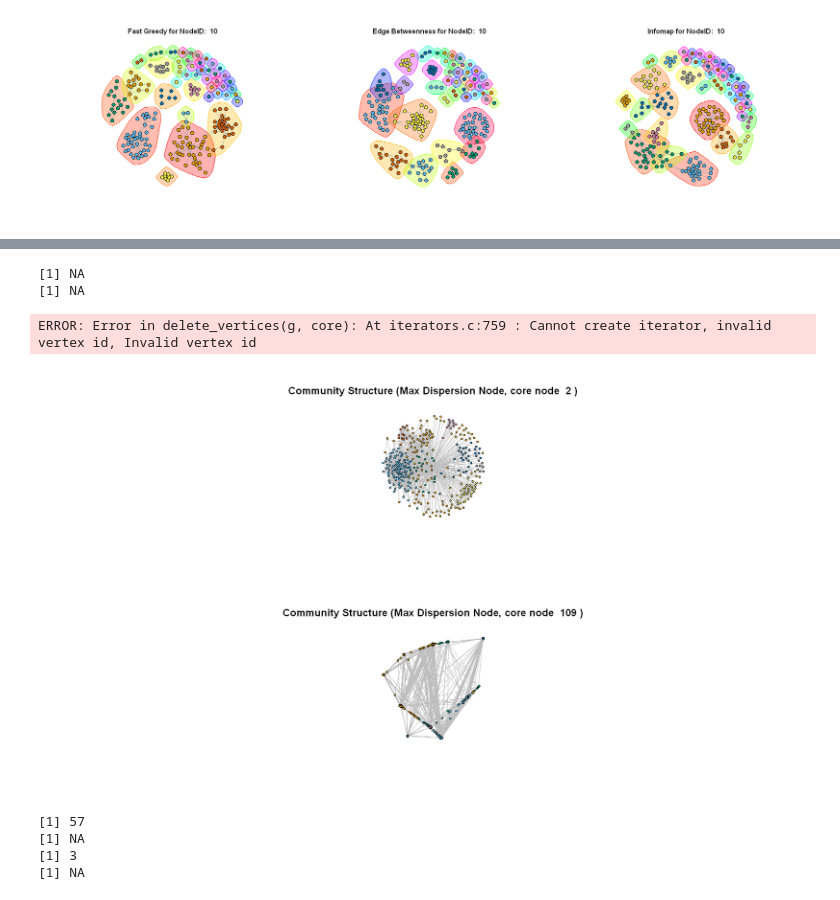
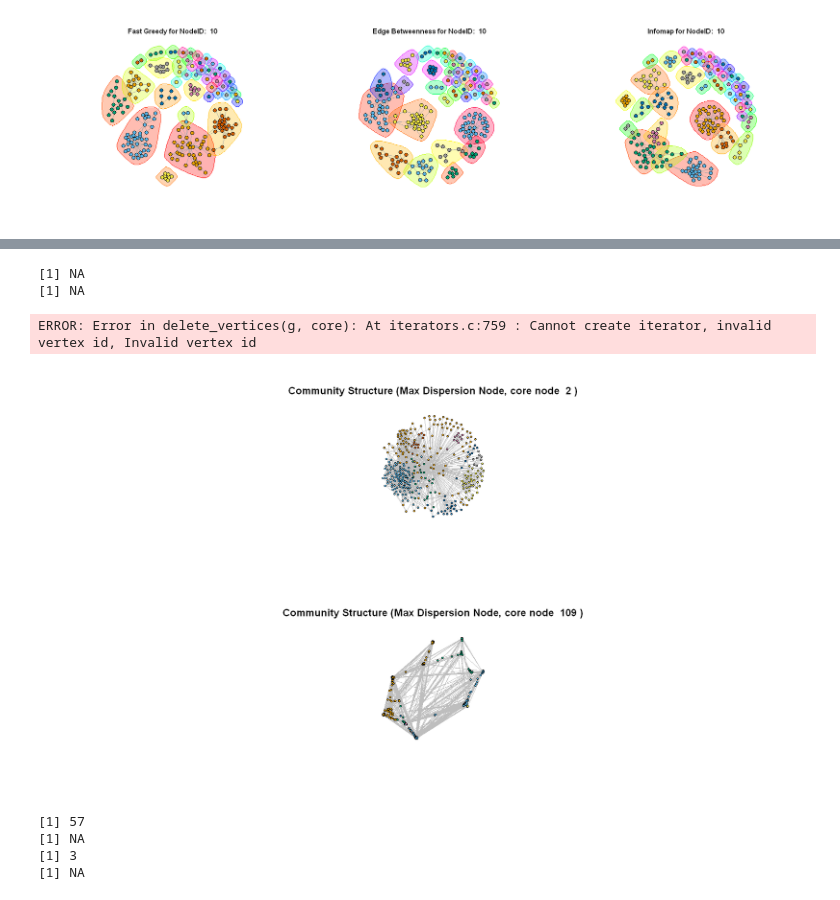
Before and after one commit to CapnSquirrel/ECE-232E, a Jupyter notebook: Project2/project2.ipynb, the cells around one changed output, grey strips where cells are left out. Cells and saved outputs as stored; diff of their text form; code cells hidden in the pictures.

```diff
--- a/Project2/project2.ipynb
+++ b/Project2/project2.ipynb
@@ -224,13 +207,13 @@ max_dispersion = function(g, core_list=c(1,108,349,484,1087)) {
     }
 }
 # %%
-max_dispersion(g1)
+max_dispersion(facebook_graph)
 # %% [output]
 [1] NA
 [1] NA
 ERROR: Error in delete_vertices(g, core): At iterators.c:759 : Cannot create iterator, invalid vertex id, Invalid vertex id
-[figure, old version]
+[figure, new version]
-[figure, old version]
+[figure, new version]
 # %%
 # Q14
 max_embed = function(g, core_list=c(1,108,349,484,1087)) {
```
Also changed, not shown: parts of 1 cell of this notebook.
